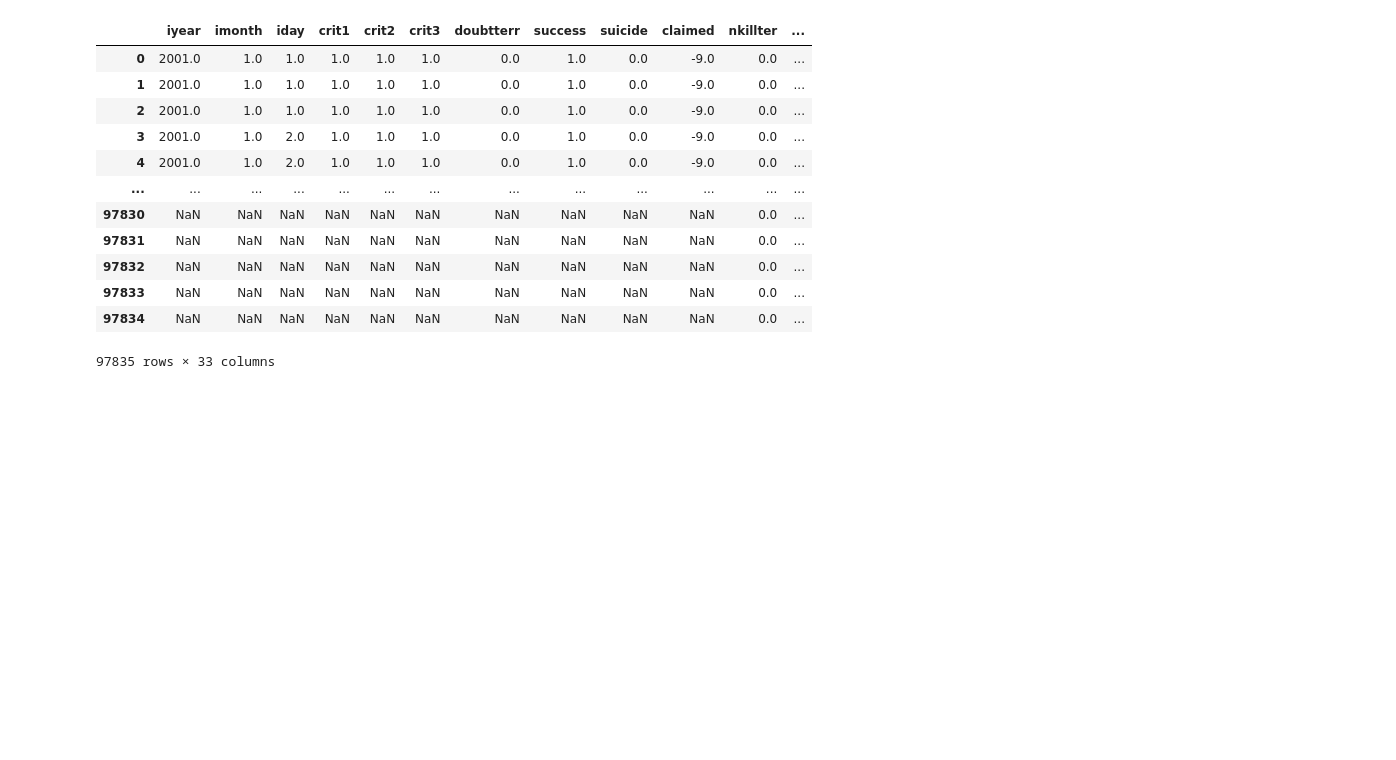
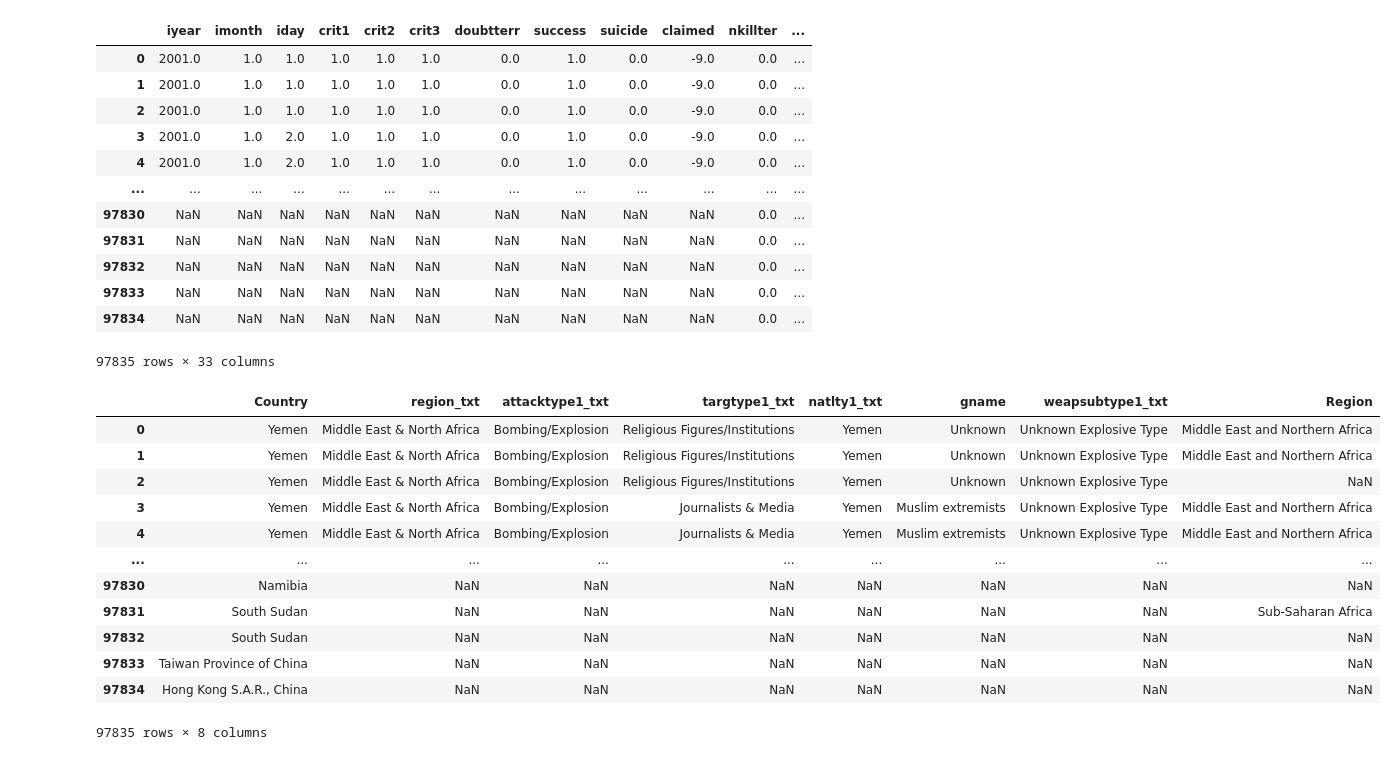
Before and after one commit to aghapygad336/MENA, a Jupyter notebook: MENA.ipynb, the cells around one changed output. Cells and saved outputs as stored; diff of their text form; code cells hidden in the pictures; blank space fills up the shorter version.

```diff
--- a/MENA.ipynb
+++ b/MENA.ipynb
@@ -324,3 +324,19 @@ numeric_
 | 97833 | NaN | NaN | NaN | NaN | NaN | NaN | NaN | NaN | NaN | NaN | 0.0 | ... |
 | 97834 | NaN | NaN | NaN | NaN | NaN | NaN | NaN | NaN | NaN | NaN | 0.0 | ... |
 97835 rows × 33 columns
+# %%
+data.select_dtypes(include='object')
+# %% [output]
+|  | Country | region_txt | attacktype1_txt | targtype1_txt | natlty1_txt | gname | weapsubtype1_txt | Region |
+| 0 | Yemen | Middle East & North Africa | Bombing/Explosion | Religious Figures/Institutions | Yemen | Unknown | Unknown Explosive Type | Middle East and Northern Africa |
+| 1 | Yemen | Middle East & North Africa | Bombing/Explosion | Religious Figures/Institutions | Yemen | Unknown | Unknown Explosive Type | Middle East and Northern Africa |
+| 2 | Yemen | Middle East & North Africa | Bombing/Explosion | Religious Figures/Institutions | Yemen | Unknown | Unknown Explosive Type | NaN |
+| 3 | Yemen | Middle East & North Africa | Bombing/Explosion | Journalists & Media | Yemen | Muslim extremists | Unknown Explosive Type | Middle East and Northern Africa |
+| 4 | Yemen | Middle East & North Africa | Bombing/Explosion | Journalists & Media | Yemen | Muslim extremists | Unknown Explosive Type | Middle East and Northern Africa |
+| ... | ... | ... | ... | ... | ... | ... | ... | ... |
+| 97830 | Namibia | NaN | NaN | NaN | NaN | NaN | NaN | NaN |
+| 97831 | South Sudan | NaN | NaN | NaN | NaN | NaN | NaN | Sub-Saharan Africa |
+| 97832 | South Sudan | NaN | NaN | NaN | NaN | NaN | NaN | NaN |
+| 97833 | Taiwan Province of China | NaN | NaN | NaN | NaN | NaN | NaN | NaN |
+| 97834 | Hong Kong S.A.R., China | NaN | NaN | NaN | NaN | NaN | NaN | NaN |
+97835 rows × 8 columns
```
